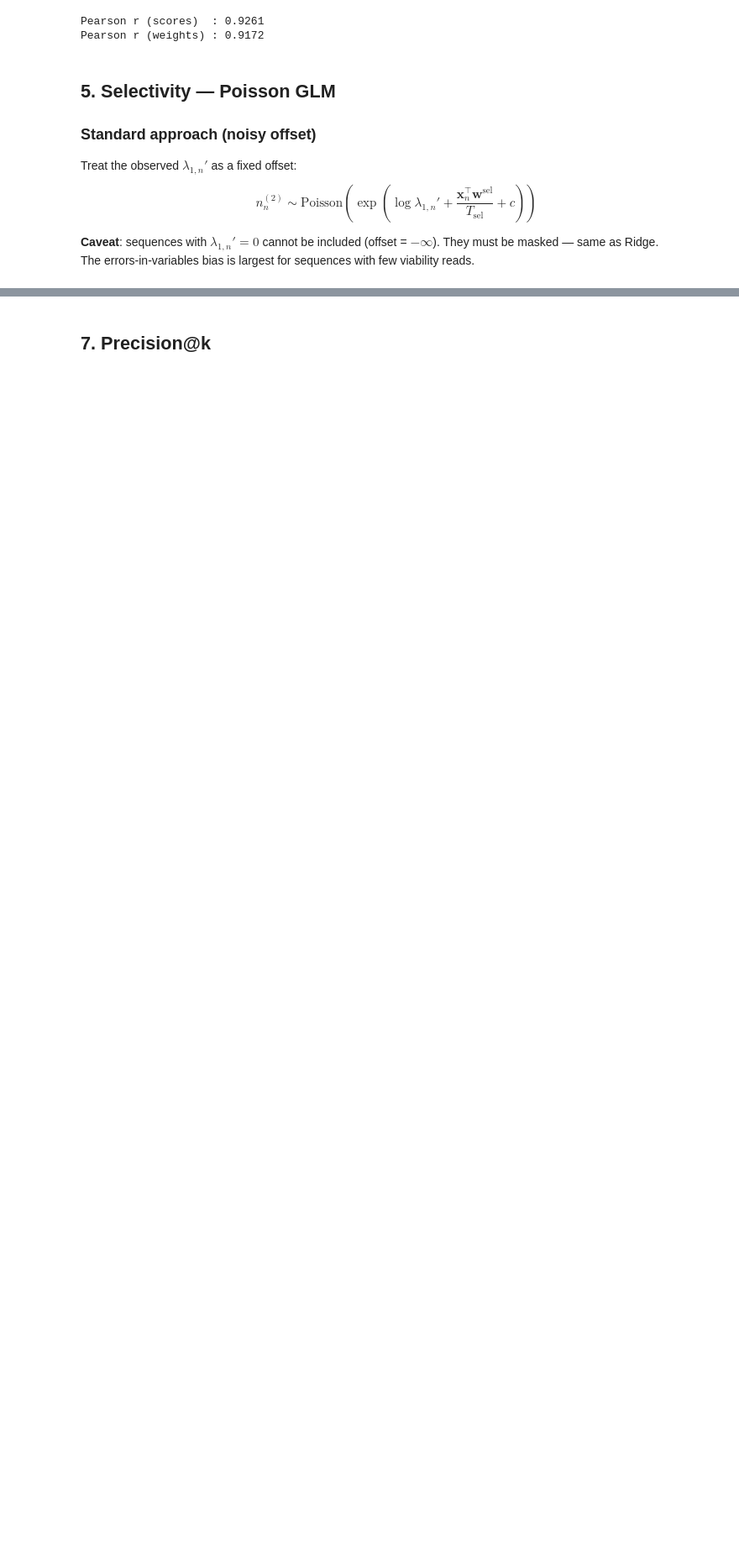
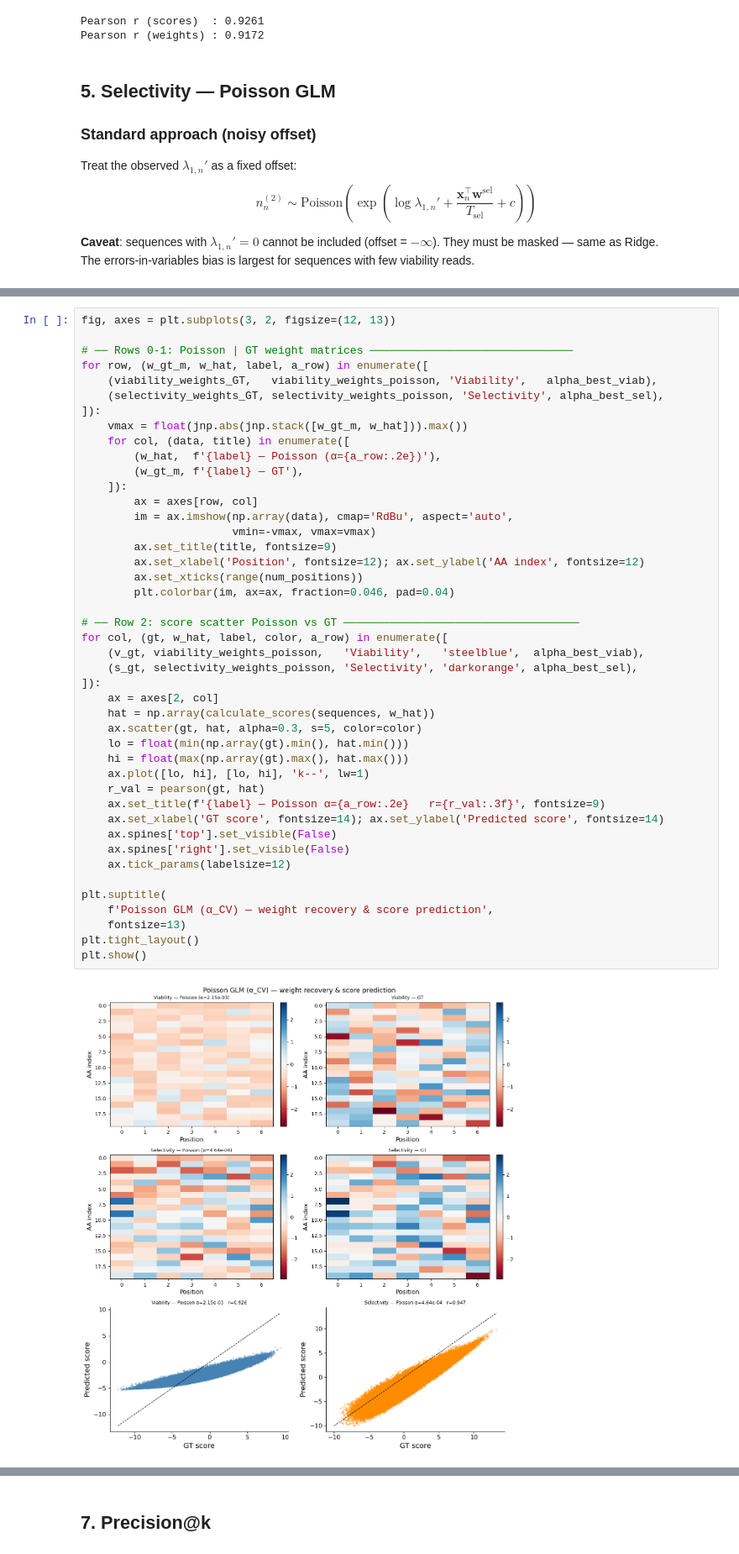
Before and after one commit to merlin-cc/Directed-Evolution-loop, a Jupyter notebook: Poisson_regression_for_linear_model.ipynb, the cells around one changed output, grey strips where cells are left out. Shown at 84% size. Cells and saved outputs as stored; diff of their text form; blank space fills up the shorter version.

```diff
--- a/Poisson_regression_for_linear_model.ipynb
+++ b/Poisson_regression_for_linear_model.ipynb
@@ -300,5 +308,51 @@ Best α sélectivité : 0.0005
 Pearson r (scores)  : 0.9474
 Pearson r (weights) : 0.9114
+# %%
+fig, axes = plt.subplots(3, 2, figsize=(12, 13))
+
+# ── Rows 0-1: Poisson | GT weight matrices ───────────────────────────────
+for row, (w_gt_m, w_hat, label, a_row) in enumerate([
+    (viability_weights_GT,   viability_weights_poisson, 'Viability',   alpha_best_viab),
+    (selectivity_weights_GT, selectivity_weights_poisson, 'Selectivity', alpha_best_sel),
+]):
+    vmax = float(jnp.abs(jnp.stack([w_gt_m, w_hat])).max())
+    for col, (data, title) in enumerate([
+        (w_hat,  f'{label} — Poisson (α={a_row:.2e})'),
+        (w_gt_m, f'{label} — GT'),
+    ]):
+        ax = axes[row, col]
+        im = ax.imshow(np.array(data), cmap='RdBu', aspect='auto',
+                       vmin=-vmax, vmax=vmax)
+        ax.set_title(title, fontsize=9)
+        ax.set_xlabel('Position', fontsize=12); ax.set_ylabel('AA index', fontsize=12)
+        ax.set_xticks(range(num_positions))
+        plt.colorbar(im, ax=ax, fraction=0.046, pad=0.04)
+
+# ── Row 2: score scatter Poisson vs GT ────────────────────────────────────
+for col, (gt, w_hat, label, color, a_row) in enumerate([
+    (v_gt, viability_weights_poisson,   'Viability',   'steelblue',  alpha_best_viab),
+    (s_gt, selectivity_weights_poisson, 'Selectivity', 'darkorange', alpha_best_sel),
+]):
+    ax = axes[2, col]
+    hat = np.array(calculate_scores(sequences, w_hat))
+    ax.scatter(gt, hat, alpha=0.3, s=5, color=color)
+    lo = float(min(np.array(gt).min(), hat.min()))
+    hi = float(max(np.array(gt).max(), hat.max()))
+    ax.plot([lo, hi], [lo, hi], 'k--', lw=1)
+    r_val = pearson(gt, hat)
+    ax.set_title(f'{label} — Poisson α={a_row:.2e}   r={r_val:.3f}', fontsize=9)
+    ax.set_xlabel('GT score', fontsize=14); ax.set_ylabel('Predicted score', fontsize=14)
+    ax.spines['top'].set_visible(False)
+    ax.spines['right'].set_visible(False)
+    ax.tick_params(labelsize=12)
+
+plt.suptitle(
+    f'Poisson GLM (α_CV) — weight recovery & score prediction',
+    fontsize=13)
+plt.tight_layout()
+plt.show()
+# %% [output]
+[figure, added]
 # %% [markdown]
 ## 6. Effect of regularisation strength — why α≈0 wins
 
```
Also changed, not shown: parts of 9 cells of this notebook, 1 other file.
